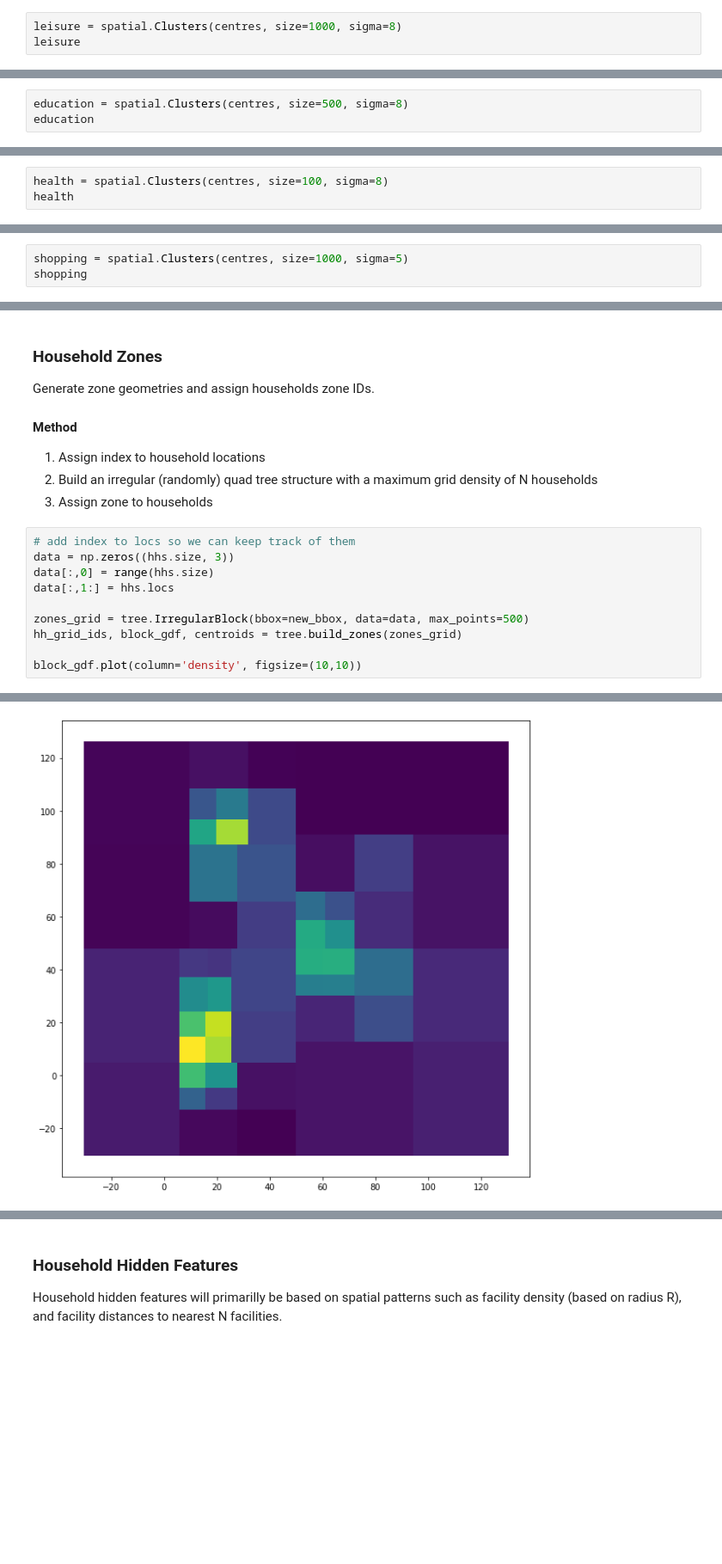
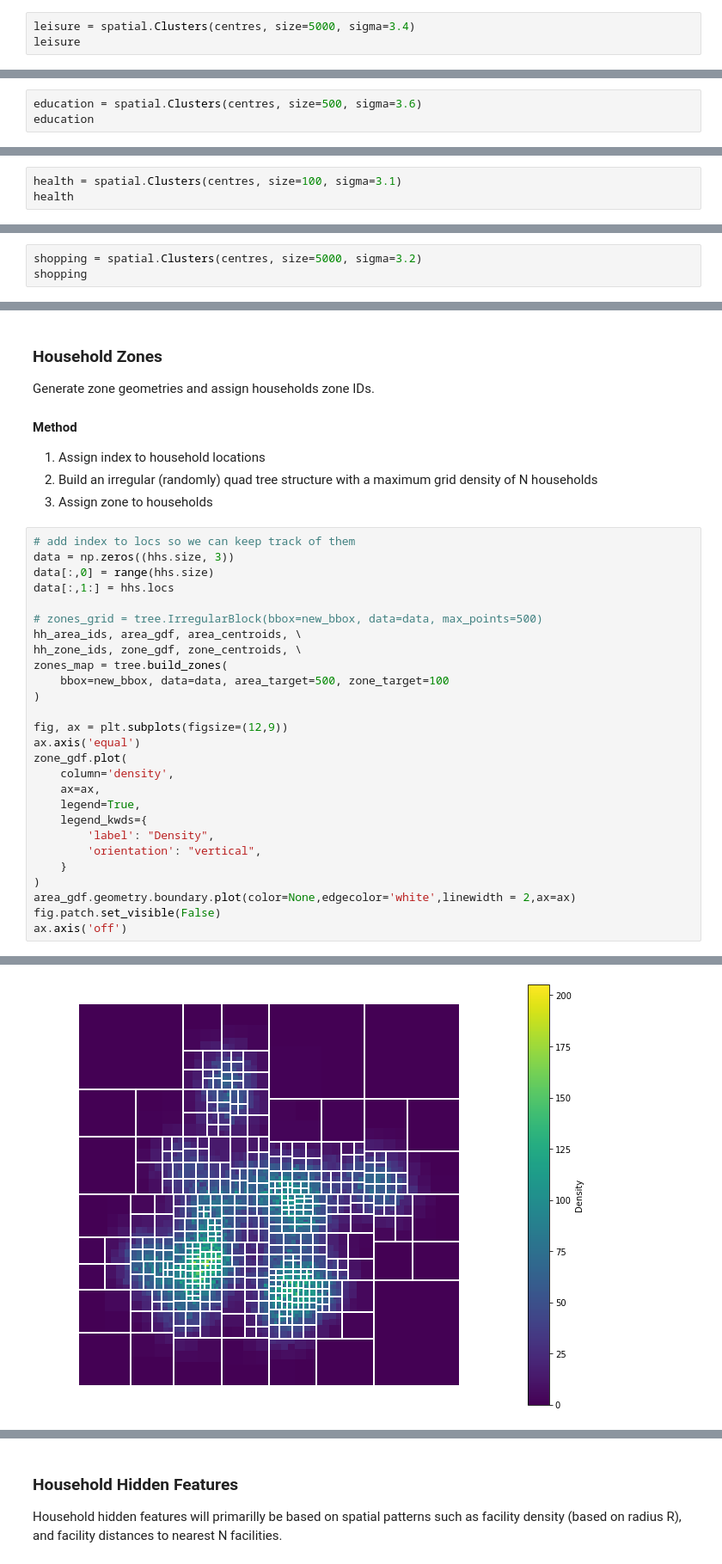
Before and after one commit to fredshone/citychef, a Jupyter notebook: citychef_example.ipynb, the cells around one changed output, grey strips where cells are left out. Shown at 86% size. Drawn from its saved outputs; the diff is of its cells as text; blank space fills up the shorter version.

```diff
--- a/citychef_example.ipynb
+++ b/citychef_example.ipynb
@@ -56,4 +72,4 @@ work
 # %%
-leisure = spatial.Clusters(centres, size=1000, sigma=8)
+leisure = spatial.Clusters(centres, size=5000, sigma=3.4)
 leisure
 # %% [output]
@@ -61,4 +77,4 @@ leisure
 # %%
-education = spatial.Clusters(centres, size=500, sigma=8)
+education = spatial.Clusters(centres, size=500, sigma=3.6)
 education
 # %% [output]
@@ -66,4 +82,4 @@ education
 # %%
-health = spatial.Clusters(centres, size=100, sigma=8)
+health = spatial.Clusters(centres, size=100, sigma=3.1)
 health
 # %% [output]
@@ -71,4 +87,4 @@ health
 # %%
-shopping = spatial.Clusters(centres, size=1000, sigma=5)
+shopping = spatial.Clusters(centres, size=5000, sigma=3.2)
 shopping
 # %% [output]
@@ -359,8 +388,25 @@ data = np.zeros((hhs.size, 3))
 data[:,0] = range(hhs.size)
 data[:,1:] = hhs.locs
 
-zones_grid = tree.IrregularBlock(bbox=new_bbox, data=data, max_points=500)
-hh_grid_ids, block_gdf, centroids = tree.build_zones(zones_grid)
+# zones_grid = tree.IrregularBlock(bbox=new_bbox, data=data, max_points=500)
+hh_area_ids, area_gdf, area_centroids, \
+hh_zone_ids, zone_gdf, zone_centroids, \
+zones_map = tree.build_zones(
+    bbox=new_bbox, data=data, area_target=500, zone_target=100
+)
 
-block_gdf.plot(column='density', figsize=(10,10))
+fig, ax = plt.subplots(figsize=(12,9))
+ax.axis('equal')
+zone_gdf.plot(
+    column='density',
+    ax=ax,
+    legend=True,
+    legend_kwds={
+        'label': "Density",
+        'orientation': "vertical",
+    }
+)
+area_gdf.geometry.boundary.plot(color=None,edgecolor='white',linewidth = 2,ax=ax)
+fig.patch.set_visible(False)
+ax.axis('off')
 # %% [output]
@@ -368 +414 @@ block_gdf.plot(column='density', figsize=(10,10))
-[figure, old version]
+[figure, new version]
```
Also changed, not shown: parts of 55 cells of this notebook, 2 other files.
